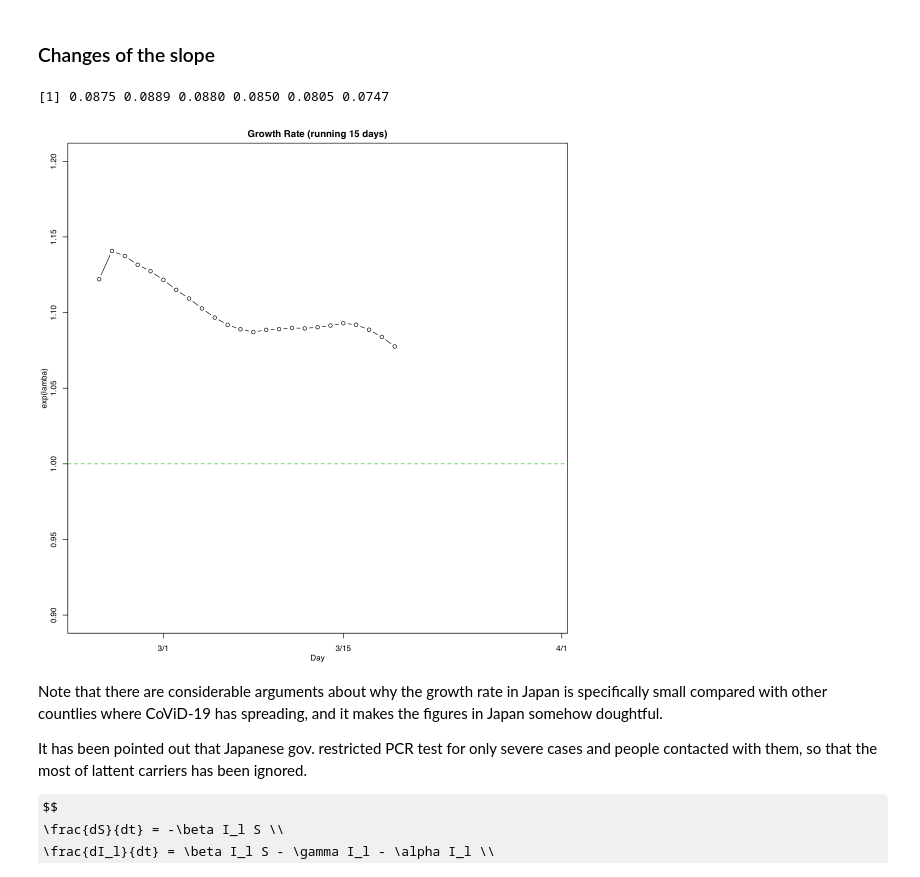
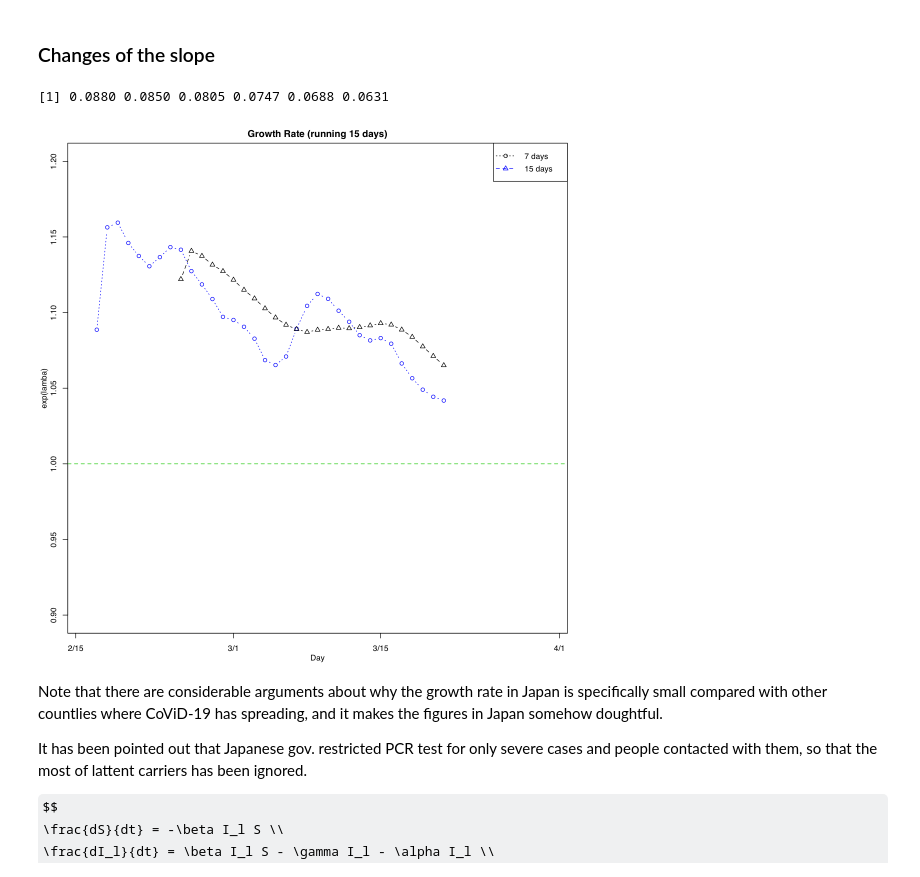
Before and after one commit to naono-git/covid19, a Jupyter notebook: covid19.ipynb, the cells around one changed output. Cells and saved outputs as stored; diff of their text form; code cells hidden in the pictures; some formulas as TeX source.

```diff
--- a/covid19.ipynb
+++ b/covid19.ipynb
@@ -180,29 +222,36 @@ log(10)/ll_exp_2[[1]]
 ### Changes of the slope
 # %%
 ## running slope fitting for recent 14 days
+ll_exp_d7 <- sapply((11+6):nd, function(di){
+    dtmp <- (di-6):di
+    model_exp_tmp <- lm(logi[dtmp]~dd1[dtmp])
+    return(model_exp_tmp$coefficients[[2]])
+})
 
-ll_exp_d15 <- sapply(25:nd, function(di){
+ll_exp_d15 <- sapply((11+14):nd, function(di){
     dtmp <- (di-14):di
     model_exp_tmp <- lm(logi[dtmp]~dd1[dtmp])
     return(model_exp_tmp$coefficients[[2]])
 })
 tail(round(ll_exp_d15,4))
 # %% [output]
-[1] 0.0875 0.0889 0.0880 0.0850 0.0805 0.0747
+[1] 0.0880 0.0850 0.0805 0.0747 0.0688 0.0631
 # %%
 # We are expecting the growth become slower as it comes to saturation level.
 
 plotFigure(function(){
-    plot(dd1[25:nd],exp(ll_exp_d15),type="b", xlim=c(40,76), ylim=c(0.9,1.2),
+    plot(dd1[(11+6):nd],exp(ll_exp_d7),type="b", xlim=c(32,76), ylim=c(0.9,1.2),lty=3,col=4,
          axes=FALSE, frame=TRUE, main="Growth Rate (running 15 days)", xlab="Day", ylab="exp(lamba)")
+    points(dd1[(11+14):nd],exp(ll_exp_d15),type="b", pch=2,lty=2)
+    legend("topright",legend=c("7 days","15 days"), lty=c(3,2), col=c(1,4), pch=c(1,2))
     axis(1,at=ddlabel-d0,labels=ticklabel)
     axis(2)
     abline(1,0,lty=2,col=3)
 })
 
 # But it looks more further.
 # %% [output]
-[figure, old version]
+[figure, new version]
 # %% [markdown]
 Note that there are considerable arguments about why the growth rate in Japan is specifically small compared with other countlies where CoViD-19 has spreading, and it makes the figures in Japan somehow doughtful.
 
```
Also changed, not shown: parts of 12 cells of this notebook, 1 other file.
